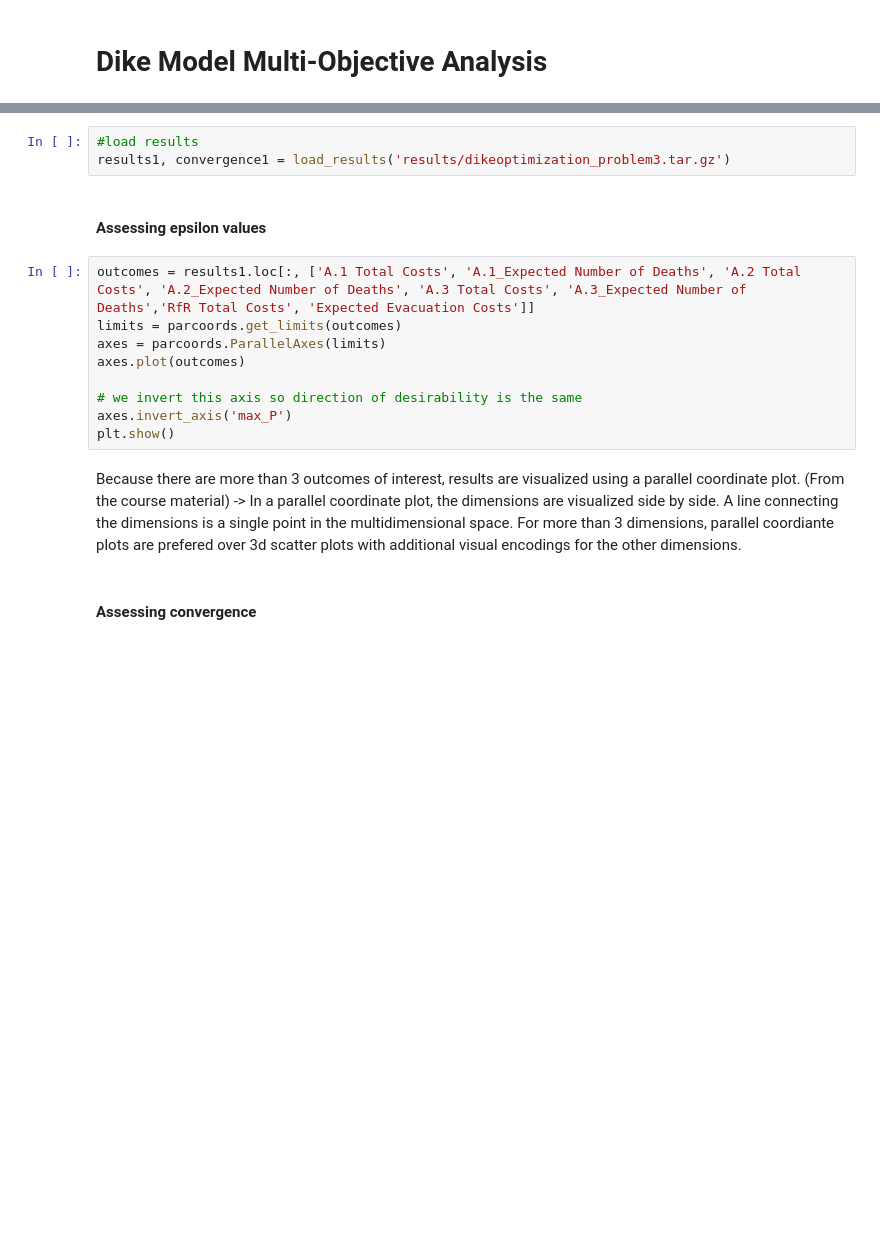
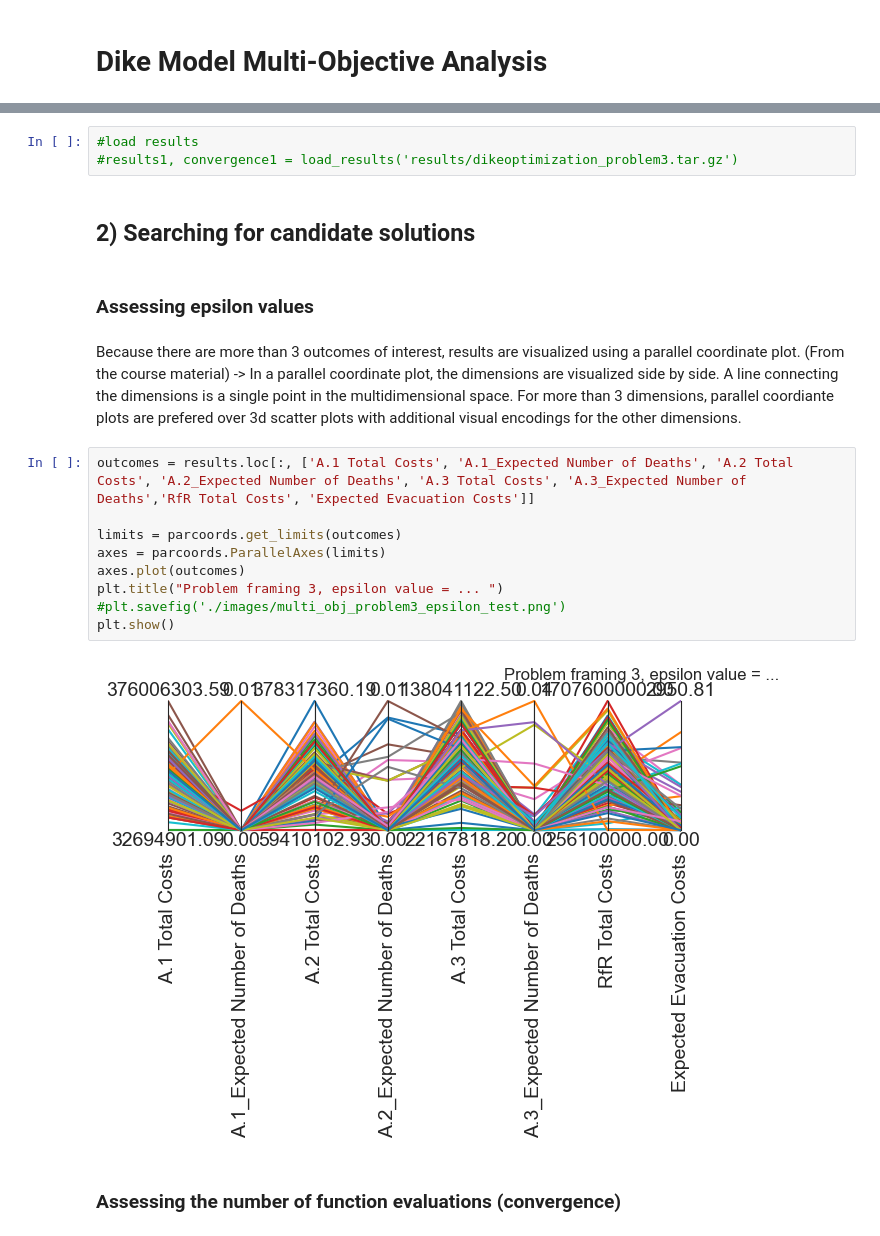
Before and after one commit to ndaswani1/EPA141A-labs, a Jupyter notebook: final assignment/dike_model_multiobj_analysis.ipynb, the cells around one changed output, grey strips where cells are left out. Saved outputs shown, nothing was run; the diff lists cells and outputs as text; blank space fills up the shorter version.

Commit message:
dike model multiobj optimization opzet gemaakt

```diff
--- a/final assignment/dike_model_multiobj_analysis.ipynb
+++ b/final assignment/dike_model_multiobj_analysis.ipynb
@@ -23,18 +72,22 @@ import pandas as pd
 # %%
 #load results
-results1, convergence1 = load_results('results/dikeoptimization_problem3.tar.gz')
+#results1, convergence1 = load_results('results/dikeoptimization_problem3.tar.gz')
+# %% [markdown]
+## 2) Searching for candidate solutions
 # %% [markdown]
-#### Assessing epsilon values
+### Assessing epsilon values
-# %%
-outcomes = results1.loc[:, ['A.1 Total Costs', 'A.1_Expected Number of Deaths', 'A.2 Total Costs', 'A.2_Expected Number of Deaths', 'A.3 Total Costs', 'A.3_Expected Number of Deaths','RfR Total Costs', 'Expected Evacuation Costs']]
-limits = parcoords.get_limits(outcomes)
-axes = parcoords.ParallelAxes(limits)
-axes.plot(outcomes)
-
-# we invert this axis so direction of desirability is the same
-axes.invert_axis('max_P')
-plt.show()
 # %% [markdown]
 Because there are more than 3 outcomes of interest, results are visualized  using a parallel coordinate plot. (From the course material) -> In a parallel coordinate plot, the dimensions are visualized side by side. A line connecting the dimensions is a single point in the multidimensional space. For more than 3 dimensions, parallel coordiante plots are prefered over 3d scatter plots with additional visual encodings for the other dimensions.
+# %%
+outcomes = results.loc[:, ['A.1 Total Costs', 'A.1_Expected Number of Deaths', 'A.2 Total Costs', 'A.2_Expected Number of Deaths', 'A.3 Total Costs', 'A.3_Expected Number of Deaths','RfR Total Costs', 'Expected Evacuation Costs']]
+
+limits = parcoords.get_limits(outcomes)
+axes = parcoords.ParallelAxes(limits)
+axes.plot(outcomes)
+plt.title("Problem framing 3, epsilon value = ... ")
+#plt.savefig('./images/multi_obj_problem3_epsilon_test.png')
+plt.show()
+# %% [output]
+[figure, added]
 # %% [markdown]
-#### Assessing convergence
+### Assessing the number of function evaluations (convergence)
```
Also changed, not shown: parts of 18 cells of this notebook, 2 other files.
